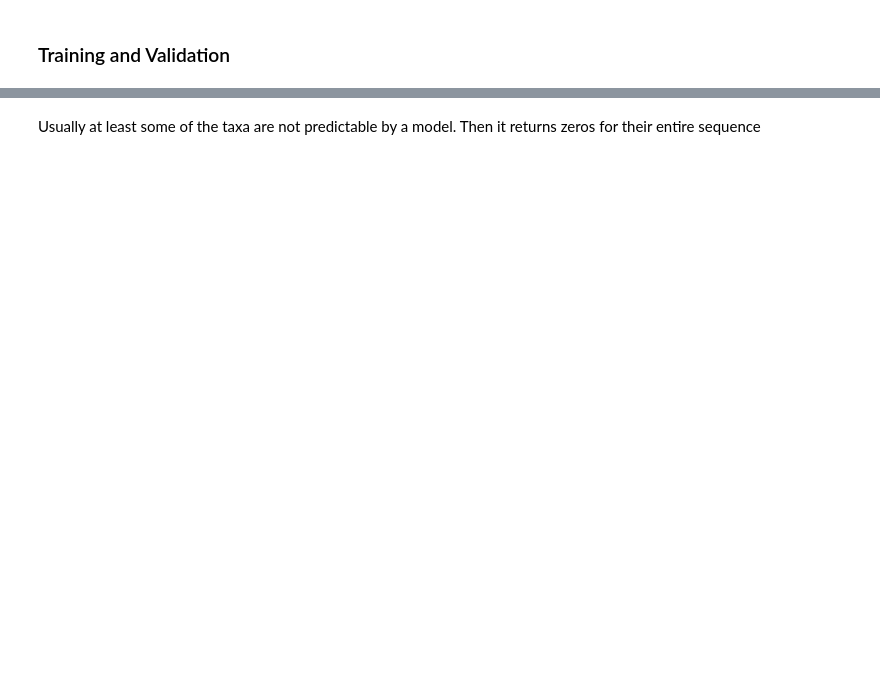
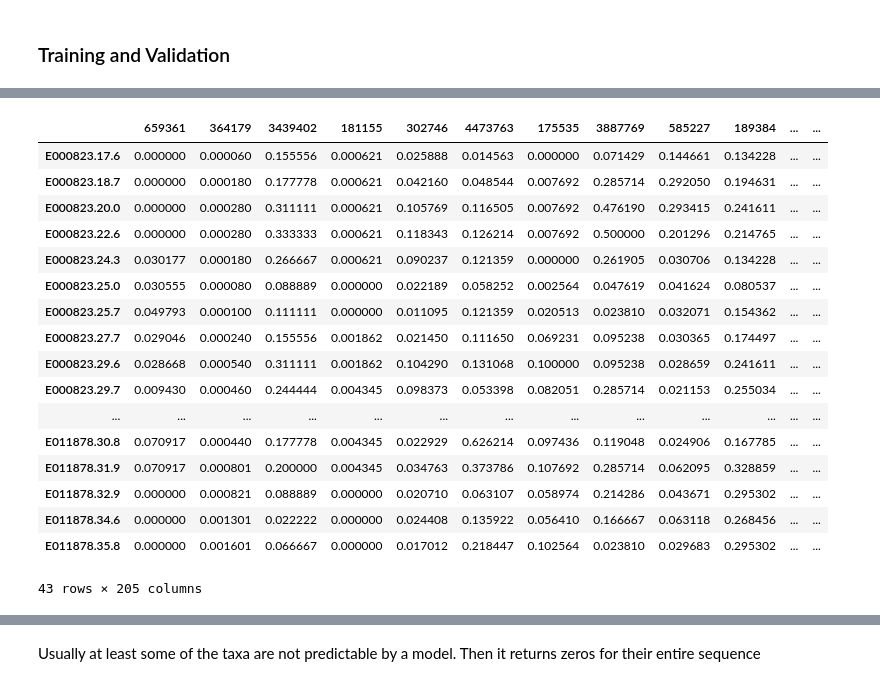
Before and after one commit to NateTheGreat001/tu_medical, a Jupyter notebook: Experiment 1: Sequence on Sequence LSTM.ipynb, the cells around one changed output, grey strips where cells are left out. Cells and saved outputs as stored; diff of their text form; code cells hidden in the pictures; blank space fills up the shorter version.

```diff
--- a/Experiment 1: Sequence on Sequence LSTM.ipynb
+++ b/Experiment 1: Sequence on Sequence LSTM.ipynb
@@ -152,0 +72,2 @@ Test sequences: 55
+# %%
+df = load_and_merge()
@@ -152,0 +113,21 @@ Test sequences: 55
+# %%
+def feats_and_targets(df, seq_length):
+
+    feats = []
+    targets = []
+
+    subjects = df.subject_id.unique()
+    df_subject_grp = df.groupby("subject_id")
+
+    for subject_id in subjects:
+        subject_df = df_subject_grp.get_group(subject_id).drop(columns=["subject_id"])
+        subject_feats, subject_targets = cut_to_sequences(subject_df, seq_length=seq_length)
+
+        for sequence_idx in range(len(subject_feats)):
+            feats.append(subject_feats[sequence_idx])
+            targets.append(subject_targets[sequence_idx])
+
+    targets = pd.concat(targets, axis=1).T
+    feats = np.asarray(feats)
+
+    return feats, targets
@@ -152,0 +178,10 @@ Test sequences: 55
+# %%
+max_zeros_pct = 0.5
+window_size = 3
+sequence_length = 10
+
+df = load_and_merge()
+
+df = remove_underpopulated_taxa(df, max_zeros_pct)
+df = standard_rolling_average(df, window_size)
+df = feature_wise_scaling(df)
@@ -152,0 +206,4 @@ Test sequences: 55
+# %%
+number_test_sequences = 3
+
+train_feats, train_targets, test_feats, test_targets = feats_and_targets(df, seq_length=sequence_length, n_test_seq=number_test_sequences)
@@ -229 +278,23 @@ Epoch 10/10
+# %%
+y_test_df = test_targets.copy()
+y_test_df
+# %% [output]
+|  | 659361 | 364179 | 3439402 | 181155 | 302746 | 4473763 | 175535 | 3887769 | 585227 | 189384 | ... | ... |
+| E000823.17.6 | 0.000000 | 0.000060 | 0.155556 | 0.000621 | 0.025888 | 0.014563 | 0.000000 | 0.071429 | 0.144661 | 0.134228 | ... | ... |
+| E000823.18.7 | 0.000000 | 0.000180 | 0.177778 | 0.000621 | 0.042160 | 0.048544 | 0.007692 | 0.285714 | 0.292050 | 0.194631 | ... | ... |
+| E000823.20.0 | 0.000000 | 0.000280 | 0.311111 | 0.000621 | 0.105769 | 0.116505 | 0.007692 | 0.476190 | 0.293415 | 0.241611 | ... | ... |
+| E000823.22.6 | 0.000000 | 0.000280 | 0.333333 | 0.000621 | 0.118343 | 0.126214 | 0.007692 | 0.500000 | 0.201296 | 0.214765 | ... | ... |
+| E000823.24.3 | 0.030177 | 0.000180 | 0.266667 | 0.000621 | 0.090237 | 0.121359 | 0.000000 | 0.261905 | 0.030706 | 0.134228 | ... | ... |
+| E000823.25.0 | 0.030555 | 0.000080 | 0.088889 | 0.000000 | 0.022189 | 0.058252 | 0.002564 | 0.047619 | 0.041624 | 0.080537 | ... | ... |
+| E000823.25.7 | 0.049793 | 0.000100 | 0.111111 | 0.000000 | 0.011095 | 0.121359 | 0.020513 | 0.023810 | 0.032071 | 0.154362 | ... | ... |
+| E000823.27.7 | 0.029046 | 0.000240 | 0.155556 | 0.001862 | 0.021450 | 0.111650 | 0.069231 | 0.095238 | 0.030365 | 0.174497 | ... | ... |
+| E000823.29.6 | 0.028668 | 0.000540 | 0.311111 | 0.001862 | 0.104290 | 0.131068 | 0.100000 | 0.095238 | 0.028659 | 0.241611 | ... | ... |
+| E000823.29.7 | 0.009430 | 0.000460 | 0.244444 | 0.004345 | 0.098373 | 0.053398 | 0.082051 | 0.285714 | 0.021153 | 0.255034 | ... | ... |
+| ... | ... | ... | ... | ... | ... | ... | ... | ... | ... | ... | ... | ... |
+| E011878.30.8 | 0.070917 | 0.000440 | 0.177778 | 0.004345 | 0.022929 | 0.626214 | 0.097436 | 0.119048 | 0.024906 | 0.167785 | ... | ... |
+| E011878.31.9 | 0.070917 | 0.000801 | 0.200000 | 0.004345 | 0.034763 | 0.373786 | 0.107692 | 0.285714 | 0.062095 | 0.328859 | ... | ... |
+| E011878.32.9 | 0.000000 | 0.000821 | 0.088889 | 0.000000 | 0.020710 | 0.063107 | 0.058974 | 0.214286 | 0.043671 | 0.295302 | ... | ... |
+| E011878.34.6 | 0.000000 | 0.001301 | 0.022222 | 0.000000 | 0.024408 | 0.135922 | 0.056410 | 0.166667 | 0.063118 | 0.268456 | ... | ... |
+| E011878.35.8 | 0.000000 | 0.001601 | 0.066667 | 0.000000 | 0.017012 | 0.218447 | 0.102564 | 0.023810 | 0.029683 | 0.295302 | ... | ... |
+43 rows × 205 columns
 # %%
```
Also changed, not shown: parts of 31 cells of this notebook, 2 other files.
